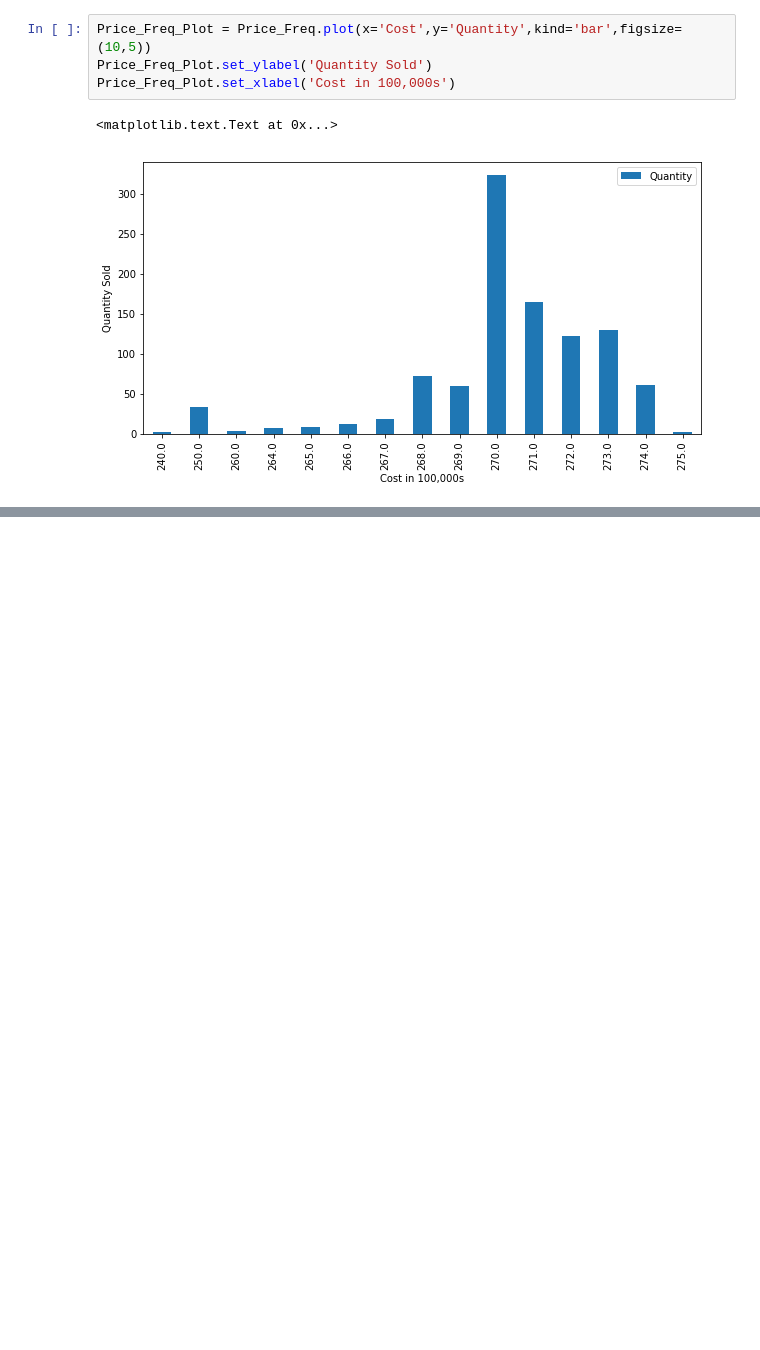
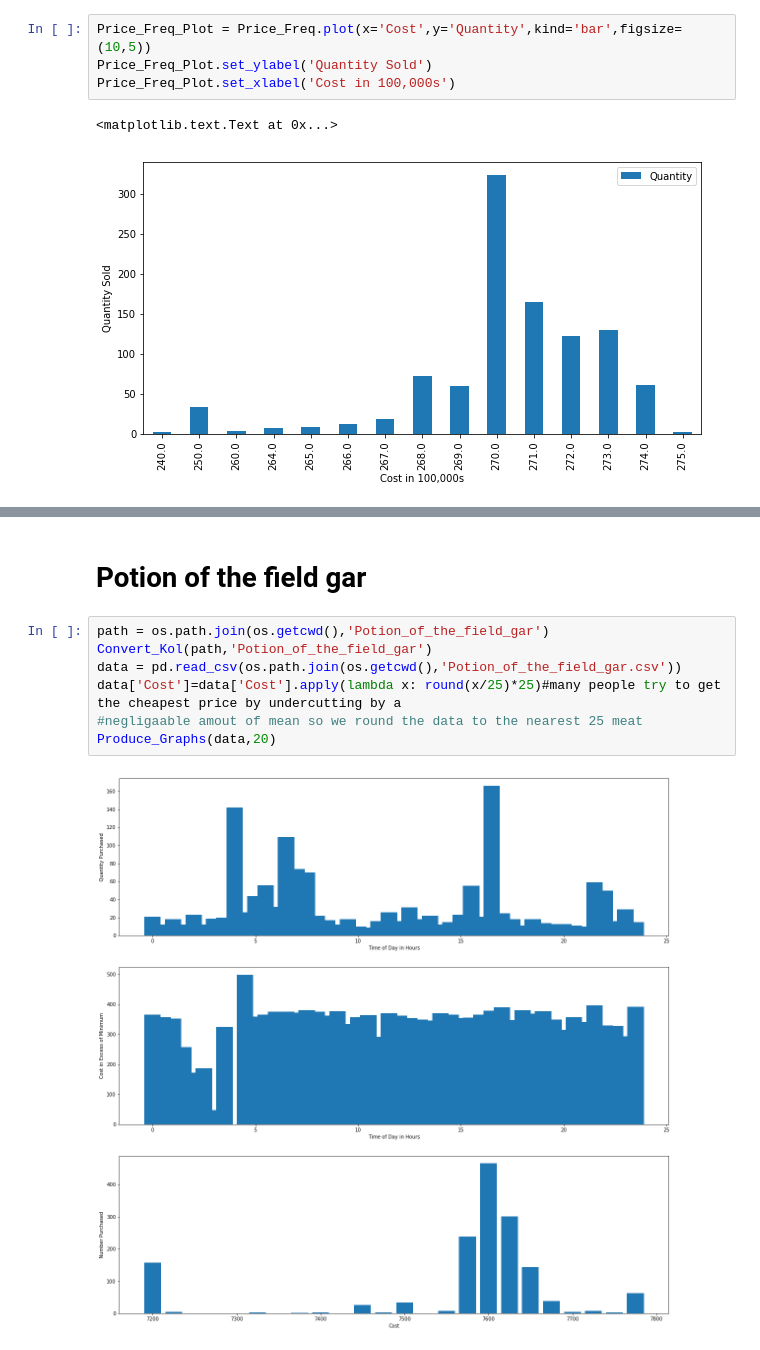
Before and after one commit to AdamJacoby/Kol_Market_Data, a Jupyter notebook: Kol_Data.ipynb, the cells around one changed output, grey strips where cells are left out. Cells and saved outputs as stored; diff of their text form; blank space fills up the shorter version.

```diff
--- a/Kol_Data.ipynb
+++ b/Kol_Data.ipynb
@@ -110,0 +312,11 @@ pl.plot(a)
+# %% [markdown]
+# Potion of the field gar
+# %%
+path = os.path.join(os.getcwd(),'Potion_of_the_field_gar')
+Convert_Kol(path,'Potion_of_the_field_gar')
+data = pd.read_csv(os.path.join(os.getcwd(),'Potion_of_the_field_gar.csv'))
+data['Cost']=data['Cost'].apply(lambda x: round(x/25)*25)#many people try to get the cheapest price by undercutting by a
+#negligaable amout of mean so we round the data to the nearest 25 meat
+Produce_Graphs(data,20)
+# %% [output]
+[figure, added]
```
Also changed, not shown: parts of 44 cells of this notebook, 2 other files.
